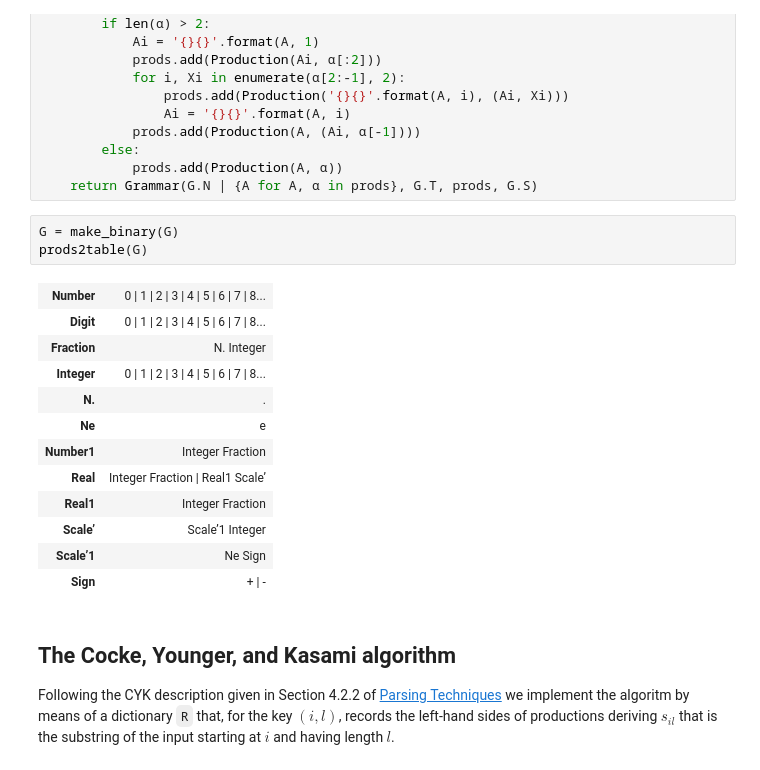
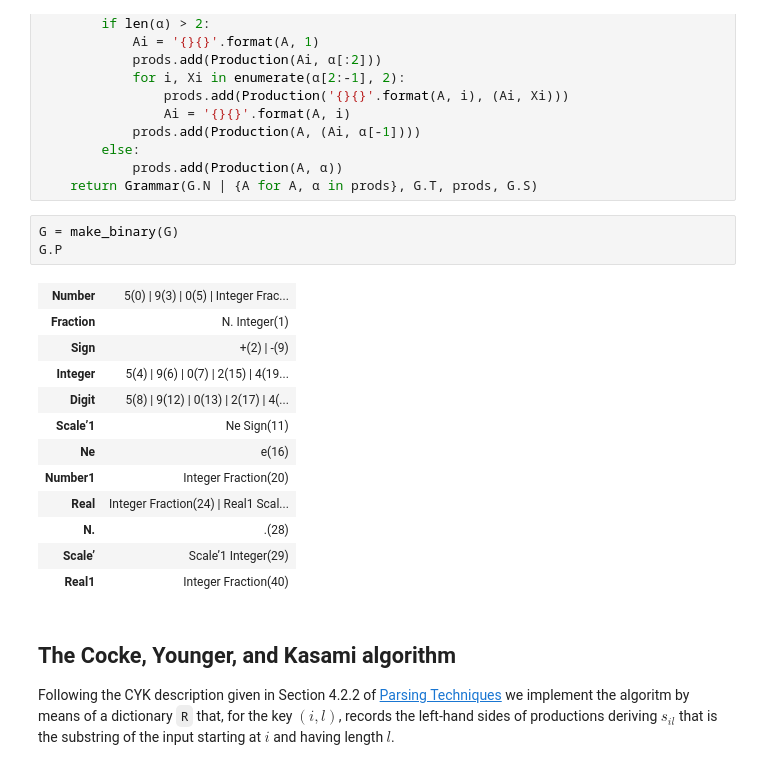
Before and after one commit to let-unimi/liblet, a Jupyter notebook: docs/examples.ipynb, the cells around one changed output. Cells and saved outputs as stored; diff of their text form.

```diff
--- a/docs/examples.ipynb
+++ b/docs/examples.ipynb
@@ -416,20 +411,20 @@ def make_binary(G):
     return Grammar(G.N | {A for A, α in prods}, G.T, prods, G.S)
 # %%
 G = make_binary(G)
-prods2table(G)
+G.P
 # %% [output]
-| Number | 0 | 1 | 2 | 3 | 4 | 5 | 6 | 7 | 8... |
-| Digit | 0 | 1 | 2 | 3 | 4 | 5 | 6 | 7 | 8... |
-| Fraction | N. Integer |
-| Integer | 0 | 1 | 2 | 3 | 4 | 5 | 6 | 7 | 8... |
-| N. | . |
-| Ne | e |
-| Number1 | Integer Fraction |
-| Real | Integer Fraction | Real1 Scale’ |
-| Real1 | Integer Fraction |
-| Scale’ | Scale’1 Integer |
-| Scale’1 | Ne Sign |
-| Sign | + | - |
+| Number | 5(0) | 9(3) | 0(5) | Integer Frac... |
+| Fraction | N. Integer(1) |
+| Sign | +(2) | -(9) |
+| Integer | 5(4) | 9(6) | 0(7) | 2(15) | 4(19... |
+| Digit | 5(8) | 9(12) | 0(13) | 2(17) | 4(... |
+| Scale’1 | Ne Sign(11) |
+| Ne | e(16) |
+| Number1 | Integer Fraction(20) |
+| Real | Integer Fraction(24) | Real1 Scal... |
+| N. | .(28) |
+| Scale’ | Scale’1 Integer(29) |
+| Real1 | Integer Fraction(40) |
 # %% [markdown]
 ## The Cocke, Younger, and Kasami algorithm
 
```
Also changed, not shown: parts of 17 cells of this notebook, 4 other files.
